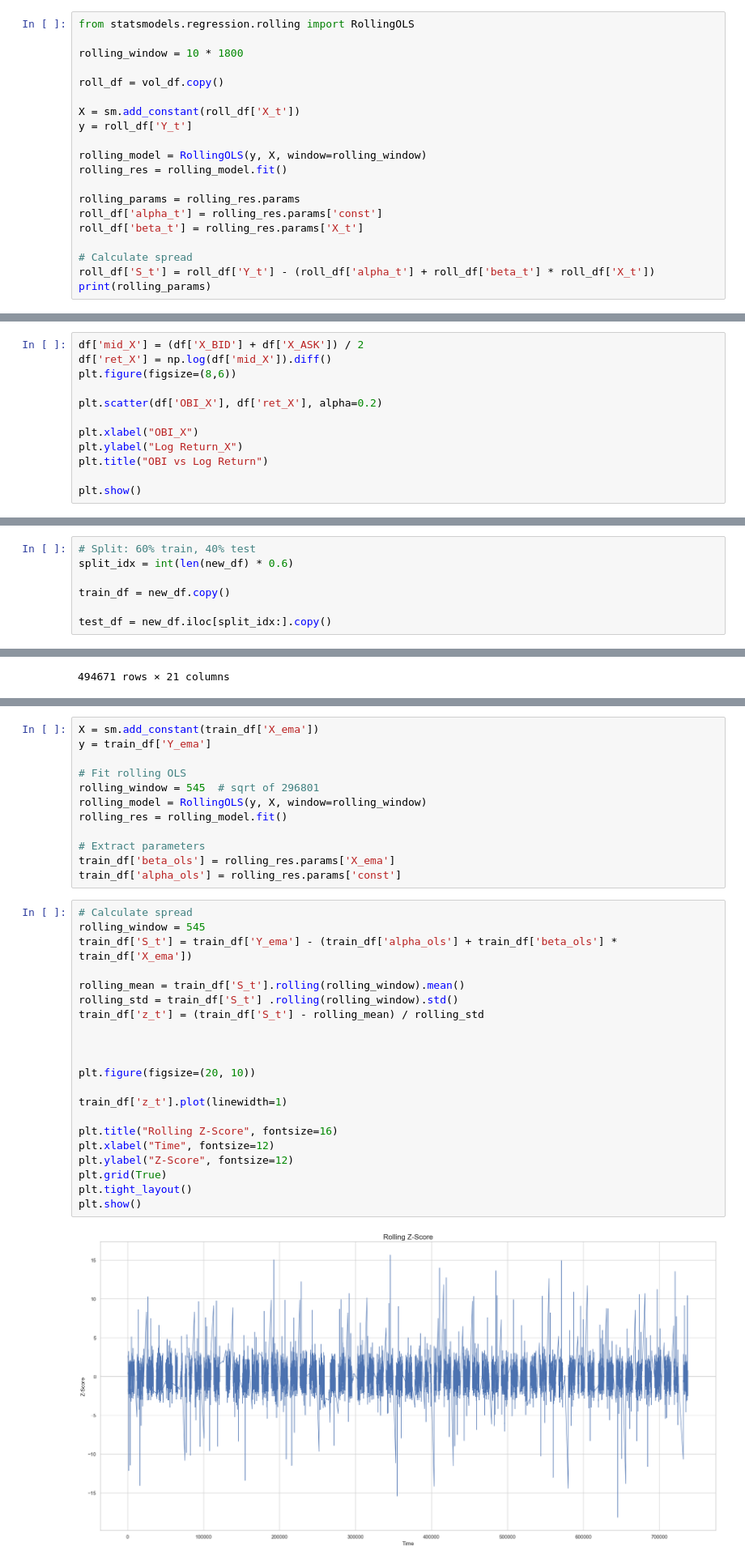
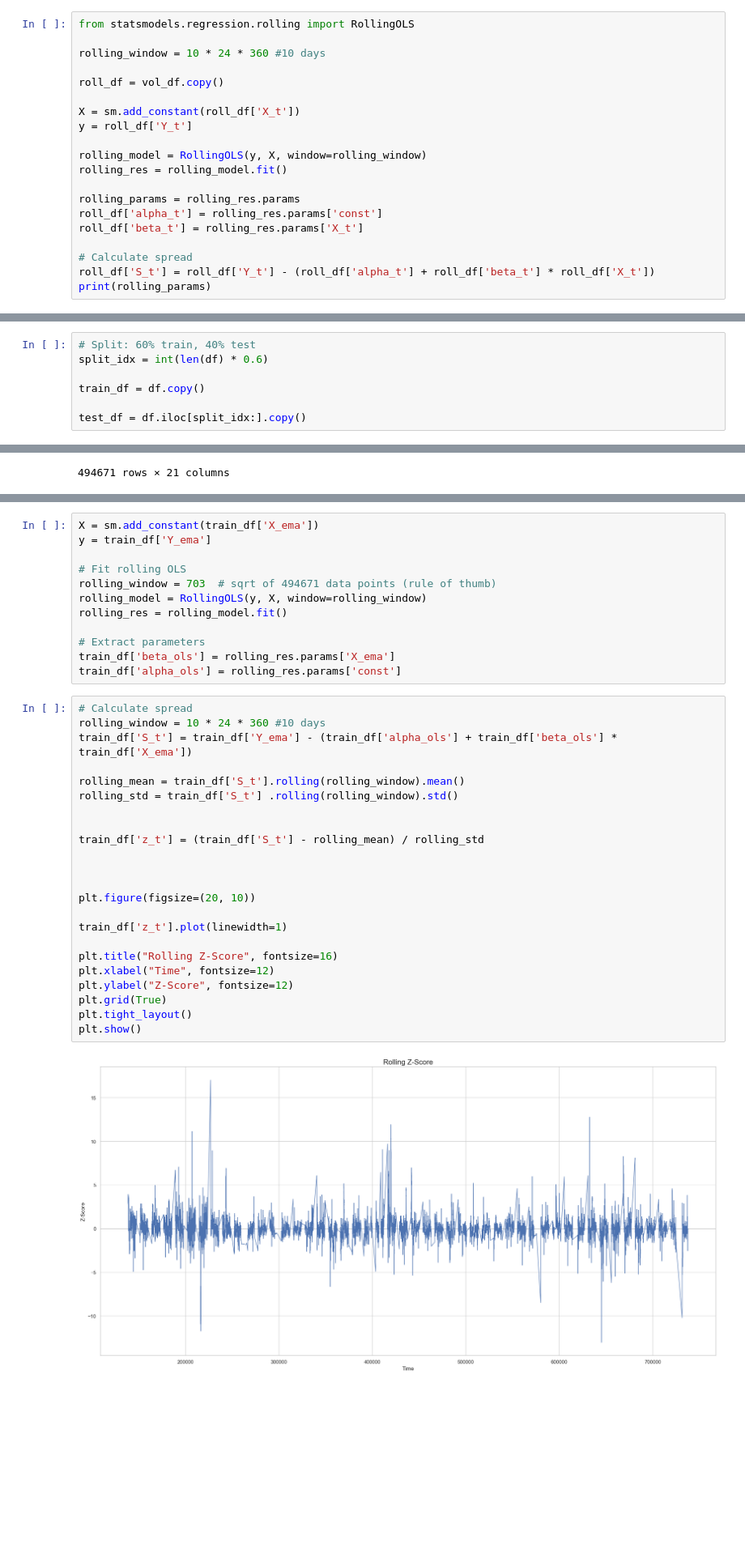
Before and after one commit to Isomorphic-07/PairsTrading, a Jupyter notebook: PairsTrading.ipynb, the cells around one changed output, grey strips where cells are left out. Shown at 81% size. Cells and saved outputs as stored; diff of their text form; blank space fills up the shorter version.

```diff
--- a/PairsTrading.ipynb
+++ b/PairsTrading.ipynb
@@ -1008,7 +967,7 @@ plt.show()
 # %%
 from statsmodels.regression.rolling import RollingOLS
 
-rolling_window = 10 * 1800
+rolling_window = 10 * 24 * 360 #10 days
 
 roll_df = vol_df.copy()
 
@@ -1283,12 +1098,0 @@ The OBI analysis reveals a fundamental characteristic of high-frequency financia
-# %%
-df['mid_X'] = (df['X_BID'] + df['X_ASK']) / 2
-df['ret_X'] = np.log(df['mid_X']).diff()
-plt.figure(figsize=(8,6))
-
-plt.scatter(df['OBI_X'], df['ret_X'], alpha=0.2)
-
-plt.xlabel("OBI_X")
-plt.ylabel("Log Return_X")
-plt.title("OBI vs Log Return")
-
-plt.show()
@@ -1385,11 +1159,11 @@ def time_decay_ema(prices, times, halflife_seconds):
     return ema
 # %%
 # Split: 60% train, 40% test
-split_idx = int(len(new_df) * 0.6)
+split_idx = int(len(df) * 0.6)
 
-train_df = new_df.copy()
+train_df = df.copy()
 
-test_df = new_df.iloc[split_idx:].copy()
+test_df = df.iloc[split_idx:].copy()
 # %%
 print(len(train_df))
 train_df
@@ -1460,7 +1234,7 @@ X = sm.add_constant(train_df['X_ema'])
 y = train_df['Y_ema']
 
 # Fit rolling OLS
-rolling_window = 545  # sqrt of 296801
+rolling_window = 703  # sqrt of 494671 data points (rule of thumb)
 rolling_model = RollingOLS(y, X, window=rolling_window)
 rolling_res = rolling_model.fit()
 
@@ -1469,24 +1243,26 @@ train_df['beta_ols'] = rolling_res.params['X_ema']
 train_df['alpha_ols'] = rolling_res.params['const']
 # %%
 # Calculate spread
-rolling_window = 545
+rolling_window = 10 * 24 * 360 #10 days
 train_df['S_t'] = train_df['Y_ema'] - (train_df['alpha_ols'] + train_df['beta_ols'] * train_df['X_ema'])
 
 rolling_mean = train_df['S_t'].rolling(rolling_window).mean()
 rolling_std = train_df['S_t'] .rolling(rolling_window).std()
+
+
 train_df['z_t'] = (train_df['S_t'] - rolling_mean) / rolling_std
 
 
 
 plt.figure(figsize=(20, 10))
 
 train_df['z_t'].plot(linewidth=1)
 
 plt.title("Rolling Z-Score", fontsize=16)
 plt.xlabel("Time", fontsize=12)
 plt.ylabel("Z-Score", fontsize=12)
 plt.grid(True)
 plt.tight_layout()
 plt.show()
 # %% [output]
-[figure, old version]
+[figure, new version]
```
Also changed, not shown: parts of 62 cells of this notebook, 3 other files.
